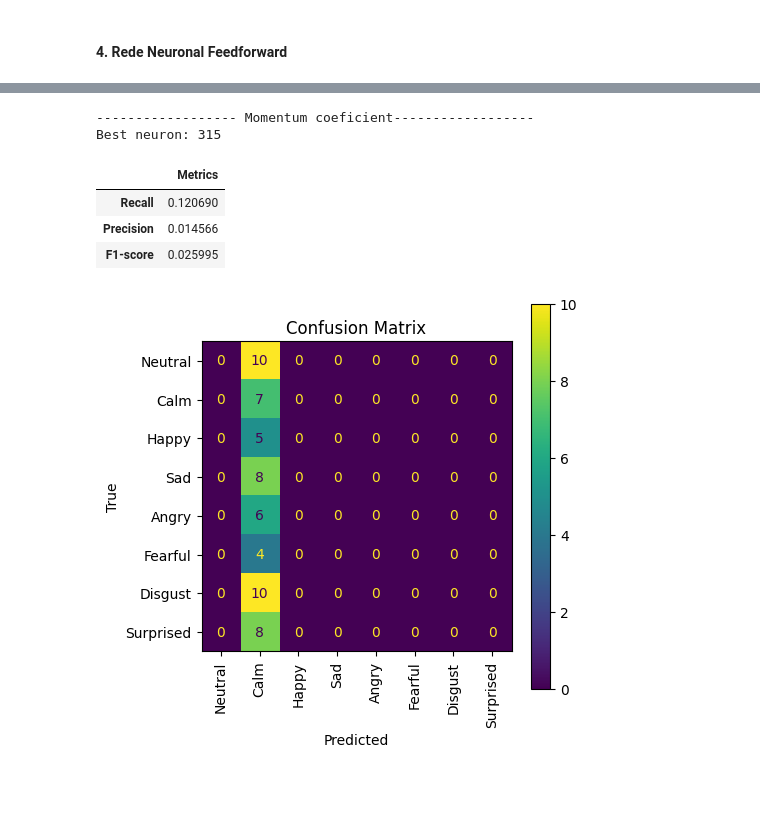
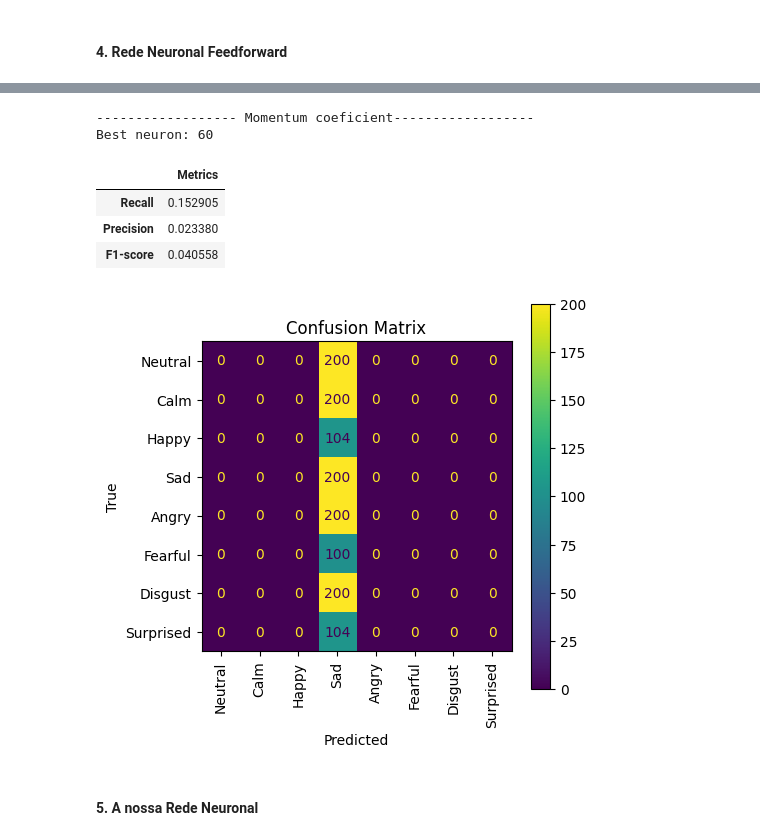
Before and after one commit to cmom2002/TCD, a Jupyter notebook: Part_B/2020245868_2020246886_EA2023.ipynb, the cells around one changed output, grey strips where cells are left out. Drawn from its saved outputs; the diff is of its cells as text; code cells hidden in the pictures; blank space fills up the shorter version.

```diff
--- a/Part_B/2020245868_2020246886_EA2023.ipynb
+++ b/Part_B/2020245868_2020246886_EA2023.ipynb
@@ -647,0 +659,14 @@ expressions_labels = np.array(df["emotion"].unique())
+# %%
+expressions_data = df.drop(["emotion", "actor", "conjunto"], axis=1).values
+expressions_target = df["emotion"].values
+expressions_labels = np.array(df["emotion"].unique())
+
+df_train = df[df["conjunto"] == "Treino"]
+expressions_data_train = df_train.drop(["emotion", "actor", "conjunto"], axis=1).values
+expressions_target_train = df_train["emotion"].values
+display(df_train)
+
+df_test = df[df["conjunto"] == "Teste"]
+expressions_data_test = df_test.drop(["emotion", "actor", "conjunto"], axis=1).values
+expressions_target_test = df_test["emotion"].values
+display(df_test)
@@ -834,7 +1019,7 @@ F1-score: 0.1165893015030946
 # %% [markdown]
 #### 4. Rede Neuronal Feedforward
 # %%
-def best_neuron(array_f1, array_neurons, labels, speed, tv):
+def best_neuron(array_f1, array_neurons, labels, speed):
     best_f1 = np.argmax(array_f1)
     best_neuron = array_neurons[best_f1]
 
@@ -847,19 +1032,17 @@ def best_neuron(array_f1, array_neurons, labels, speed, tv):
     else:
         clf = MLPClassifier(activation='logistic', hidden_layer_sizes=best_neuron, solver='sgd', learning_rate_init=0.1, momentum=0.5, max_iter=2000)
 
-    x = np.concatenate((tv["TRAIN"][0], tv["VALIDATION"][0]))
-    y = np.concatenate((tv["TRAIN"][1], tv["VALIDATION"][1]))
+    x = np.concatenate((expressions_data_train, expressions_data_test))
+    y = np.concatenate((expressions_target_train, expressions_target_test))
 
     clf.fit(x, y)
 
-    y_pred = clf.predict(tv["TEST"][0])
-    y_true = tv['TEST'][1]
+    y_pred = clf.predict(expressions_data_test)
+    y_true = expressions_target_test
 
     metrics(y_true, y_pred, labels)
 # %%
-def multi_layer_percepton(data, target, labels, speed):
-    tv = train_validation_test(data, target, 0.4, 0.3)
-
+def multi_layer_percepton(labels, speed):
     array_neurons = np.arange(5, 500, 5)
 
     neural_networks = []
@@ -874,16 +1057,16 @@ def multi_layer_percepton(data, target, labels, speed):
         else:
             clf = MLPClassifier(activation='logistic', hidden_layer_sizes=i, solver='sgd', learning_rate_init=0.1, momentum=0.5, max_iter=2000)
 
-        neural_networks.append(clf.fit(tv["TRAIN"][0], tv["TRAIN"][1]))
+        neural_networks.append(clf.fit(expressions_data_train, expressions_target_train))
 
-        y_pred = clf.predict(tv["VALIDATION"][0])
+        y_pred = clf.predict(expressions_data_test)
 
-        y_true = tv["VALIDATION"][1]
+        y_true = expressions_target_test
 
         cm, r, ps, fs = metrics(y_true, y_pred, None)
 
         array_f1.append(fs)
 
-    best_neuron(array_f1, array_neurons, labels, speed, tv)
+    best_neuron(array_f1, array_neurons, labels, speed)
 # %%
 print("------------------ Fixed learning speed------------------")
@@ -910,11 +1093,13 @@ Best neuron: 475
 # %%
 print("------------------ Momentum coeficient------------------")
-multi_layer_percepton(expressions_data, expressions_target, expressions_labels, "momentum")
+multi_layer_percepton(expressions_labels, "momentum")
 # %% [output]
 ------------------ Momentum coeficient------------------
-Best neuron: 315
+Best neuron: 60
 |  | Metrics |
-| Recall | 0.120690 |
-| Precision | 0.014566 |
-| F1-score | 0.025995 |
+| Recall | 0.152905 |
+| Precision | 0.023380 |
+| F1-score | 0.040558 |
-[figure, old version]
+[figure, new version]
+# %% [markdown]
+#### 5. A nossa Rede Neuronal
```
Also changed, not shown: parts of 36 cells of this notebook, 2 other files.
